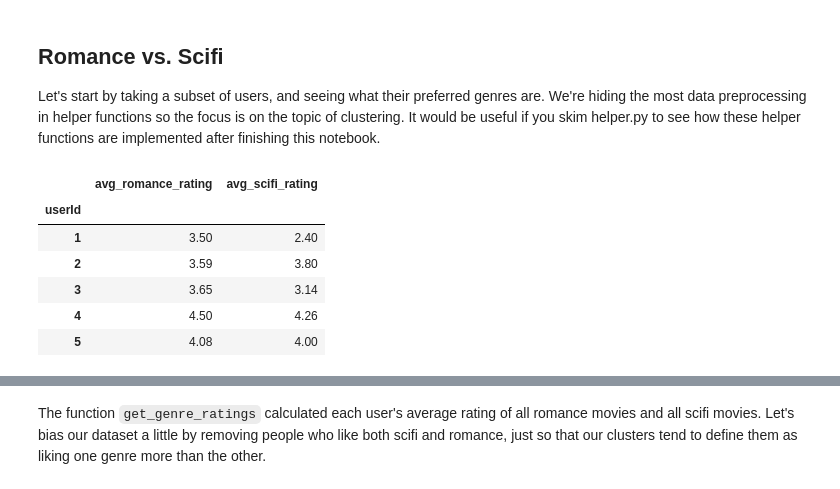
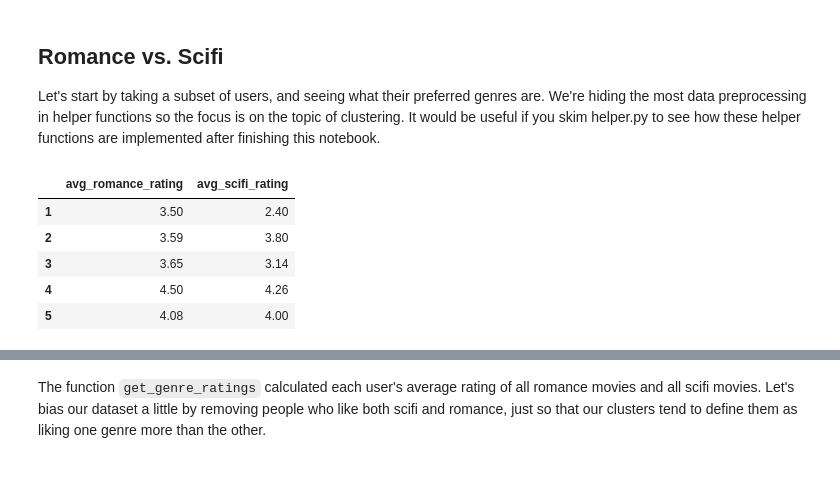
Before and after one commit to EmekaEzumezu/machine-learning-nanodegree-foundations, a Jupyter notebook: labs/Clustering/k-means_Clustering_of_Movie_Ratings.ipynb, the cells around one changed output, grey strips where cells are left out. Saved outputs shown, nothing was run; the diff lists cells and outputs as text; code cells hidden in the pictures.

```diff
--- a/labs/Clustering/k-means_Clustering_of_Movie_Ratings.ipynb
+++ b/labs/Clustering/k-means_Clustering_of_Movie_Ratings.ipynb
@@ -41,11 +58,10 @@ Let's start by taking a subset of users, and seeing what their preferred genres
 # %%
 # Calculate the average rating of romance and scifi movies
 
-genre_ratings = helper.get_genre_ratings(ratings, movies, ['Romance', 'Sci-Fi'], ['avg_romance_rating', 'avg_scifi_rating'])
+genre_ratings = helper_fn.get_genre_ratings(ratings, movies, ['Romance', 'Sci-Fi'], ['avg_romance_rating', 'avg_scifi_rating'])
 genre_ratings.head()
 # %% [output]
 |  | avg_romance_rating | avg_scifi_rating |
-| userId |  |  |
 | 1 | 3.50 | 2.40 |
 | 2 | 3.59 | 3.80 |
 | 3 | 3.65 | 3.14 |
```
Also changed, not shown: parts of 7 cells of this notebook, 1 other file.
